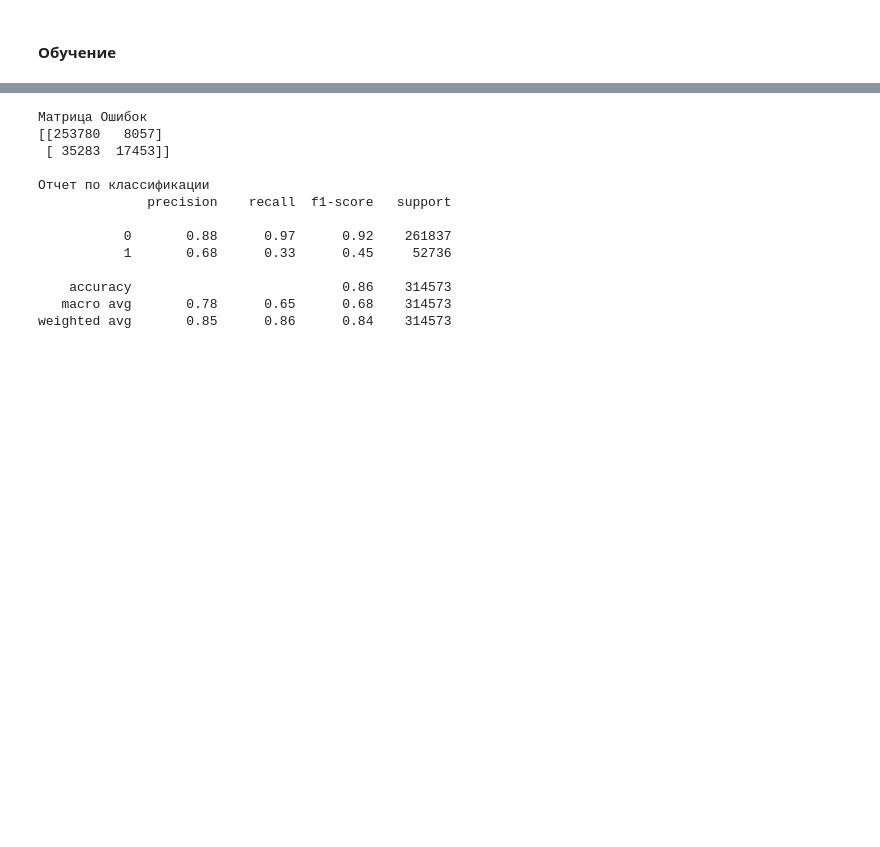
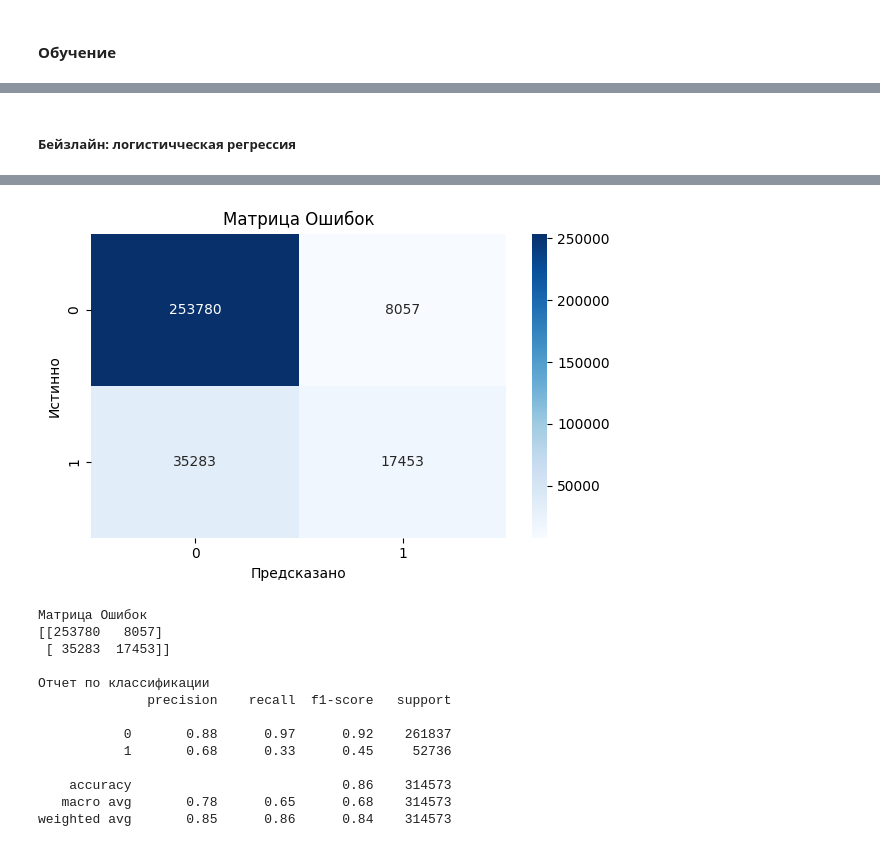
Before and after one commit to master71512/Search_for_anomalies_in_data, a Jupyter notebook: notebooks/2. Linear_model.ipynb, the cells around one changed output, grey strips where cells are left out. Saved outputs shown, nothing was run; the diff lists cells and outputs as text; code cells hidden in the pictures; blank space fills up the shorter version.

```diff
--- a/notebooks/2. Linear_model.ipynb
+++ b/notebooks/2. Linear_model.ipynb
@@ -192,3 +192,0 @@ memory usage: 40.6 MB
-# %%
-log_reg_model = LogisticRegression(solver='saga', max_iter=2000, random_state=42)
-log_reg_model.fit(X_train, y_train)
@@ -196,0 +193,3 @@ y_pred = log_reg_model.predict(X_test)
+# %%
+mlflow.set_tracking_uri("file:./mlruns")
+mlflow.set_experiment("anomaly_detection")
@@ -196,0 +215,39 @@ y_pred = log_reg_model.predict(X_test)
+# %% [markdown]
+##### **Бейзлайн: логистичческая регрессия**
+# %%
+with mlflow.start_run(run_name="Baseline: Logistic Regression") as run:
+    params = {
+        "solver": "saga",
+        "max_iter": 2000,
+        "random_state": 42
+    }
+
+    log_reg_model = LogisticRegression(**params)
+    log_reg_model.fit(X_train, y_train)
+    y_pred = log_reg_model.predict(X_test)
+
+    metrics = {
+        'accuracy': accuracy_score(y_test, y_pred),
+        'precision': precision_score(y_test, y_pred, pos_label=1),
+        'recall': recall_score(y_test, y_pred, pos_label=1),
+        'f1_score': f1_score(y_test, y_pred, pos_label=1),
+        'f2_score': fbeta_score(y_test, y_pred, pos_label=1, beta=2),
+        'roc_auc': roc_auc_score(y_test, log_reg_model.predict_proba(X_test)[:, 1]),
+        'pr_auc': average_precision_score(y_test, log_reg_model.predict_proba(X_test)[:, 1])
+    }
+
+    # рассчёт матрицы ошибок и логирование как артефакта
+    conf_matrix = confusion_matrix(y_test, y_pred)
+    fig, ax = plt.subplots(figsize=(6, 4))
+    sns.heatmap(conf_matrix, annot=True, fmt='d', cmap='Blues', ax=ax)
+    ax.set_xlabel('Предсказано')
+    ax.set_ylabel('Истинно')
+    ax.set_title('Матрица Ошибок')
+    plt.tight_layout()
+    mlflow.log_figure(fig, f"{mlflow.active_run().info.run_id}_confusion_matrix.png")
+
+    mlflow.log_params(params)
+    mlflow.log_metrics(metrics)
+
+    mlflow.sklearn.log_model(log_reg_model, "log_reg_model")
+# %% [output]
@@ -197,3 +256,4 @@ y_pred = log_reg_model.predict(X_test)
+[figure, added]
 # %%
 conf_matrix = confusion_matrix(y_test, y_pred)
 print("\nМатрица Ошибок")
```
Also changed, not shown: parts of 12 cells of this notebook.
